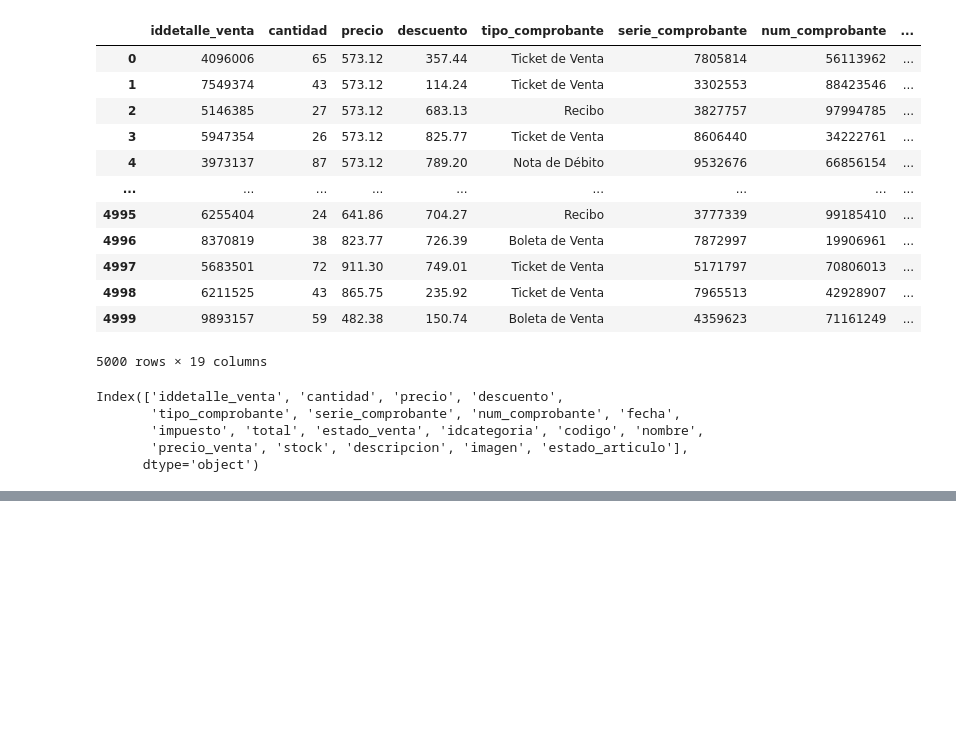
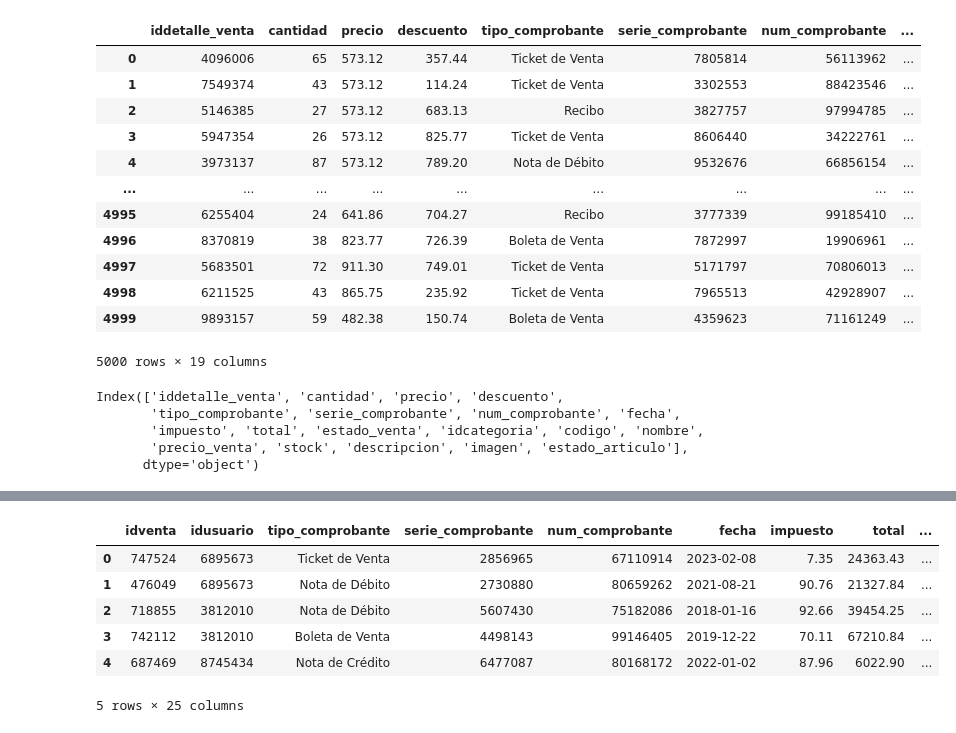
Before and after one commit to luistunag/Proyecto_Final, a Jupyter notebook: Preguntas_de_Negocio.ipynb, the cells around one changed output, grey strips where cells are left out. Cells and saved outputs as stored; diff of their text form; code cells hidden in the pictures; blank space fills up the shorter version.

```diff
--- a/Preguntas_de_Negocio.ipynb
+++ b/Preguntas_de_Negocio.ipynb
@@ -45,0 +122,5 @@ plt.show()
+# %%
+sql_query = 'SELECT * FROM venta;'
+df_venta = pd.read_sql(sql_query, postgres_driver)
+df_venta = df_venta.rename(columns={'estado': 'estado_venta'})
+df_venta.head()
@@ -45,0 +134,6 @@ plt.show()
+# %%
+sql_query = 'SELECT * FROM persona'
+df_cliente = pd.read_sql(sql_query, postgres_driver)
+df_cliente = df_cliente[df_cliente['tipo_persona']=='cliente']
+df_cliente = df_cliente.rename(columns={'idpersona': 'idcliente', 'nombre': 'nombre_cliente', 'tipo_documento': 'tipo_documento_cliente', 'num_documento': 'num_documento_cliente','direccion': 'direccion_cliente', 'telefono': 'telefono_cliente', 'email': 'email_cliente'})
+df_cliente.head()
@@ -45,0 +169,12 @@ plt.show()
+# %%
+df_venta_cliente_usuario = df_venta_cliente.merge(df_usuario, how='inner', on='idusuario')
+df_venta_cliente_usuario = df_venta_cliente_usuario.drop(['idcliente'], axis=1)
+df_venta_cliente_usuario.head()
+# %% [output]
+|  | idventa | idusuario | tipo_comprobante | serie_comprobante | num_comprobante | fecha | impuesto | total | ... |
+| 0 | 747524 | 6895673 | Ticket de Venta | 2856965 | 67110914 | 2023-02-08 | 7.35 | 24363.43 | ... |
+| 1 | 476049 | 6895673 | Nota de Débito | 2730880 | 80659262 | 2021-08-21 | 90.76 | 21327.84 | ... |
+| 2 | 718855 | 3812010 | Nota de Débito | 5607430 | 75182086 | 2018-01-16 | 92.66 | 39454.25 | ... |
+| 3 | 742112 | 3812010 | Boleta de Venta | 4498143 | 99146405 | 2019-12-22 | 70.11 | 67210.84 | ... |
+| 4 | 687469 | 8745434 | Nota de Crédito | 6477087 | 80168172 | 2022-01-02 | 87.96 | 6022.90 | ... |
+5 rows × 25 columns
```
Also changed, not shown: parts of 19 cells of this notebook.
